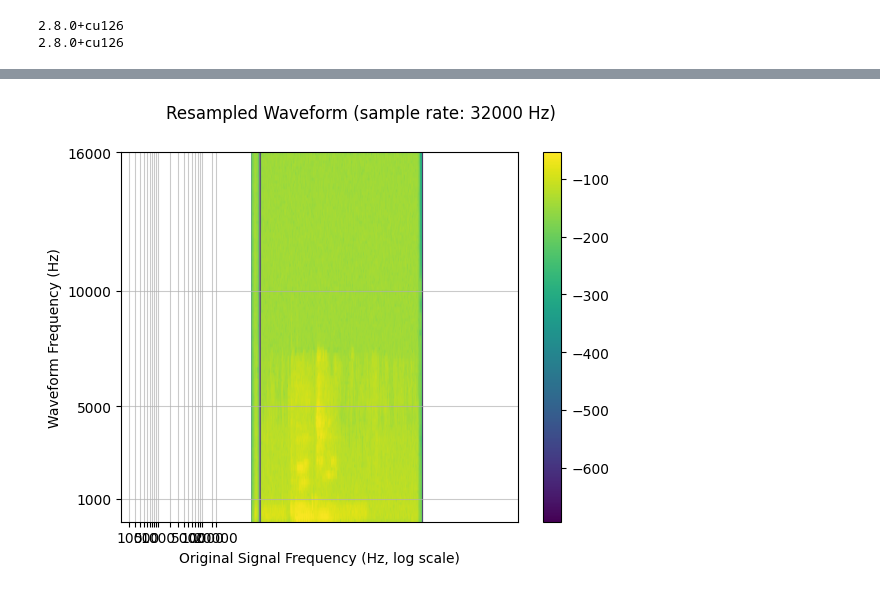
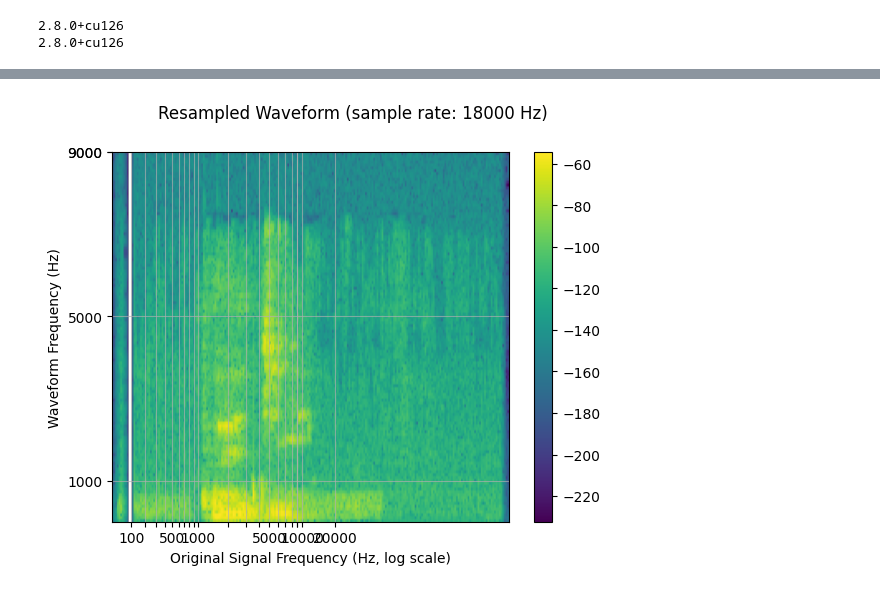
Before and after one commit to junseok-jay/AI_lab, a Jupyter notebook: week3/resample.ipynb, the cells around one changed output, grey strips where cells are left out. Drawn from its saved outputs; the diff is of its cells as text; code cells hidden in the pictures.

```diff
--- a/week3/resample.ipynb
+++ b/week3/resample.ipynb
@@ -104,3 +94,19 @@ plot_waveform(new_wave, new_rate)
 # %% [output]
 [figure]
 [figure]
+# %%
+def _slice_zero(input: torch.Tensor):
+    assert input.dim() == 2
+    channel = input[0]
+
+    nonzero = torch.nonzero(channel, as_tuple=True)[0]
+
+    if len(nonzero) == 0:
+        return input[:, :0], None, None
+
+    head, tail = nonzero[0].item(), nonzero[-1].item() + 1
+    return torch.tensor(input[:, head:tail])
+# %%
+new_w, new_r = torchaudio.load(mySampleUrls[0])
+slice_w = _slice_zero(new_w)
+plot_waveform(slice_w, new_r)
@@ -238,6 +235,7 @@ def plot_sweep(
     plt.colorbar(cax)
 # %%
 waveform, sample_rate = torchaudio.load(mySampleUrls[0])
+waveform = _slice_zero(waveform)
 
 plot_sweep(waveform, sample_rate, title="Original Waveform")
 Audio(waveform, rate=sample_rate)
@@ -247,12 +245,12 @@ Audio(waveform, rate=sample_rate)
 # %%
-resample_rate = 32000
+resample_rate = 18000
 resampler = T.Resample(sample_rate, resample_rate, dtype=waveform.dtype)
 resampled_waveform = resampler(waveform)
 
 plot_sweep(resampled_waveform, resample_rate, title="Resampled Waveform")
 Audio(resampled_waveform.numpy()[0], rate=resample_rate)
 # T = 1/Hz
 # %% [output]
 [interactive output not drawn]
-[figure, old version]
+[figure, new version]
 # %%
```
Also changed, not shown: parts of 21 cells of this notebook.
